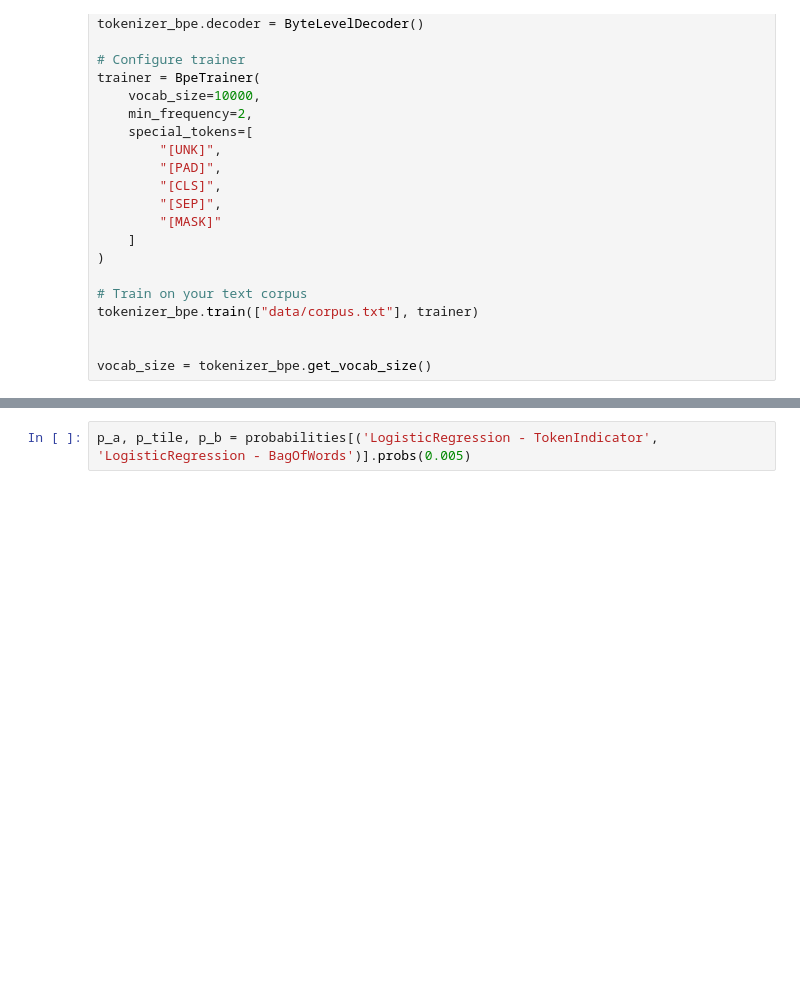
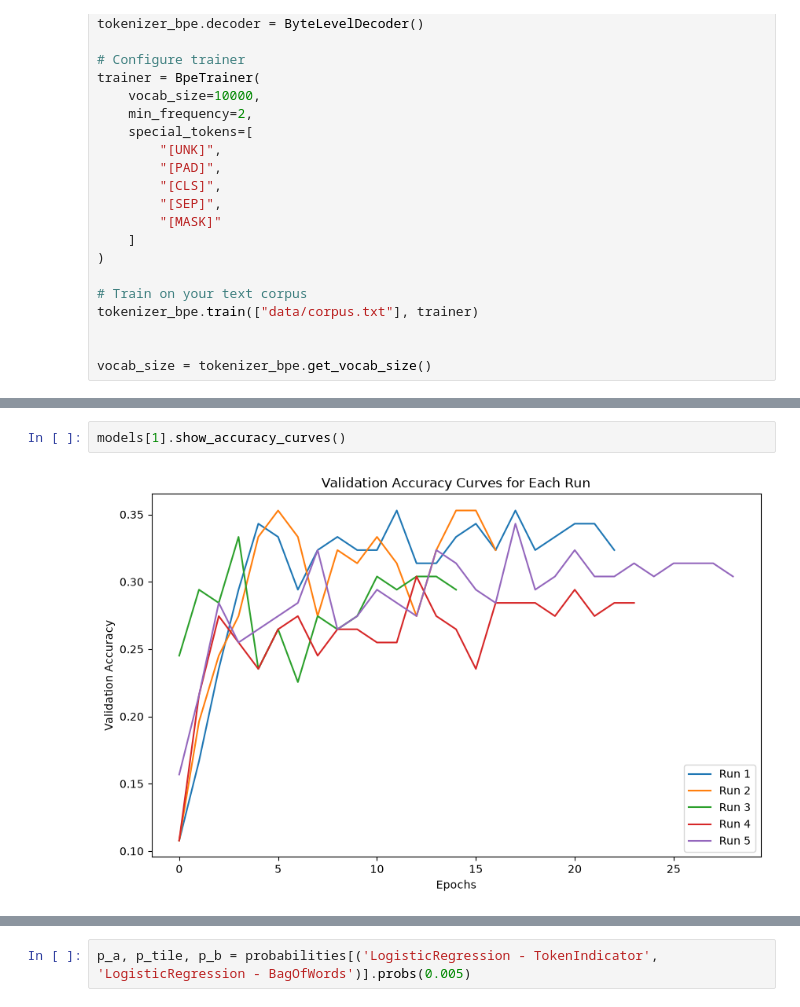
Before and after one commit to Akash-Balaji003/NLP_Projects, a Jupyter notebook: Project1/project.ipynb, the cells around one changed output, grey strips where cells are left out. Saved outputs shown, nothing was run; the diff lists cells and outputs as text; blank space fills up the shorter version.

```diff
--- a/Project1/project.ipynb
+++ b/Project1/project.ipynb
@@ -156,0 +212,4 @@ run_experiment_model(models[1])
+# %%
+models[1].show_accuracy_curves()
+# %% [output]
+[figure, added]
```
Also changed, not shown: parts of 19 cells of this notebook.
